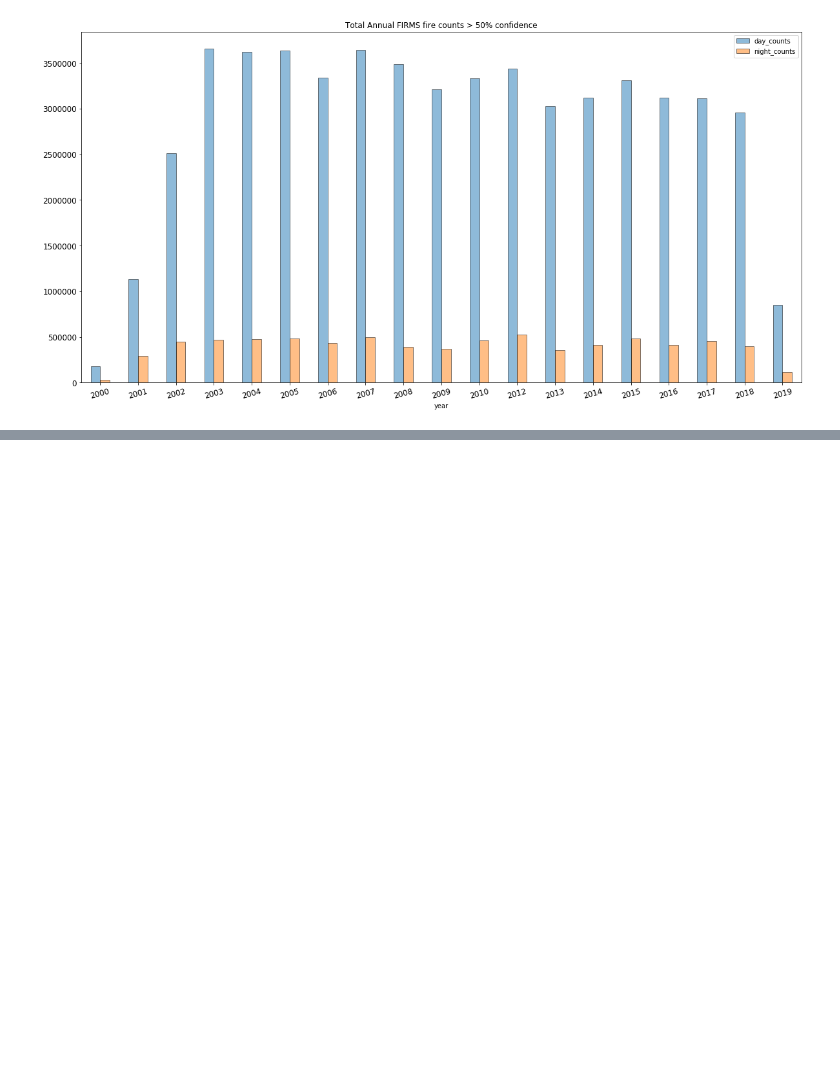
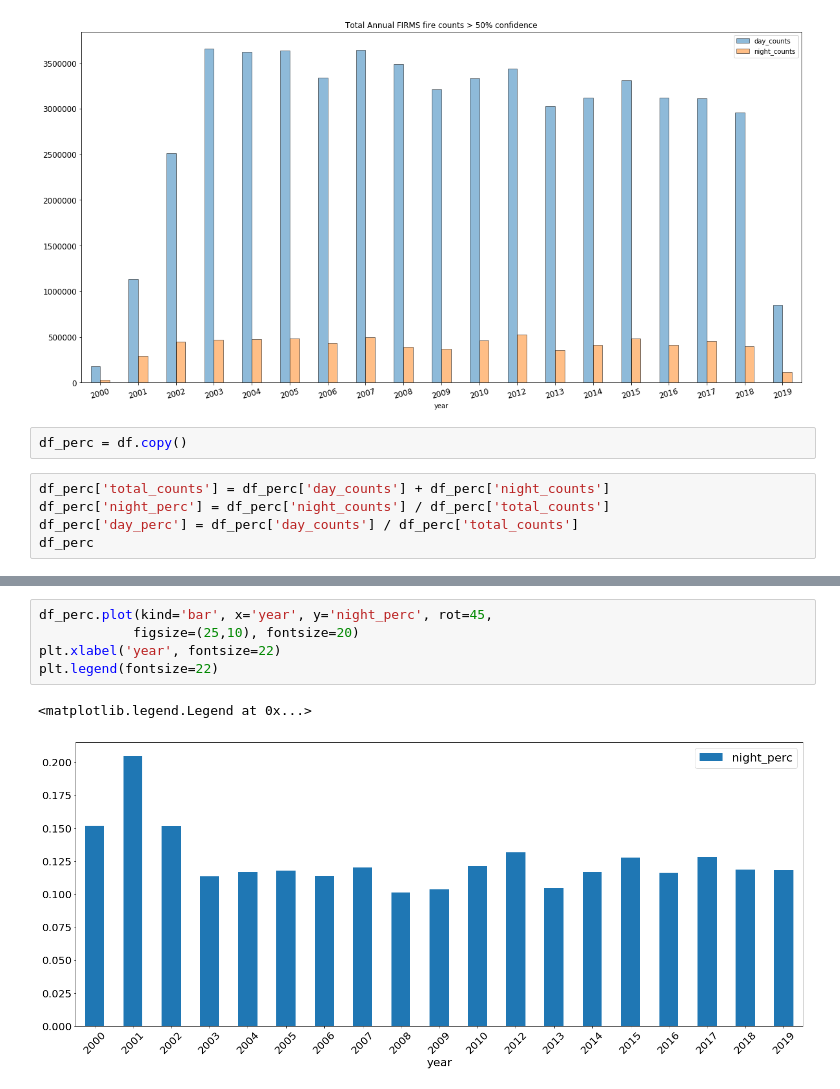
Before and after one commit to earthlab/night_fire, a Jupyter notebook: notebooks/load_pickle.ipynb, the cells around one changed output, grey strips where cells are left out. Drawn from its saved outputs; the diff is of its cells as text; blank space fills up the shorter version.

```diff
--- a/notebooks/load_pickle.ipynb
+++ b/notebooks/load_pickle.ipynb
@@ -67,3 +67,10 @@ df.plot(kind='bar', x='year', y=['day_counts', 'night_counts'],
 # %% [output]
 <matplotlib.axes._subplots.AxesSubplot at 0x...>
 [figure]
+# %%
+df_perc = df.copy()
+# %%
+df_perc['total_counts'] = df_perc['day_counts'] + df_perc['night_counts']
+df_perc['night_perc'] = df_perc['night_counts'] / df_perc['total_counts']
+df_perc['day_perc'] = df_perc['day_counts'] / df_perc['total_counts']
+df_perc
@@ -69,0 +95,8 @@ df.plot(kind='bar', x='year', y=['day_counts', 'night_counts'],
+# %%
+df_perc.plot(kind='bar', x='year', y='night_perc', rot=45,
+            figsize=(25,10), fontsize=20)
+plt.xlabel('year', fontsize=22)
+plt.legend(fontsize=22)
+# %% [output]
+<matplotlib.legend.Legend at 0x...>
+[figure, added]
```
Also changed, not shown: parts of 6 cells of this notebook, 6 other files.
